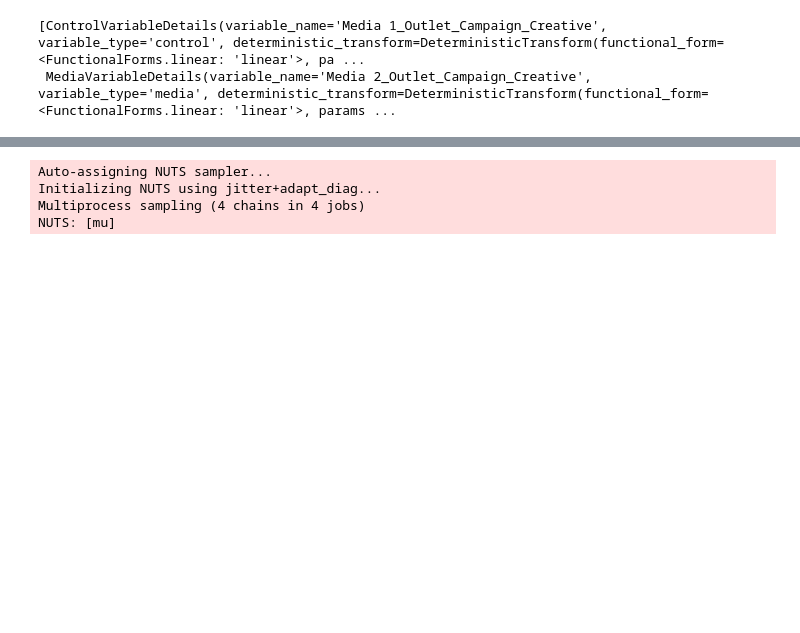
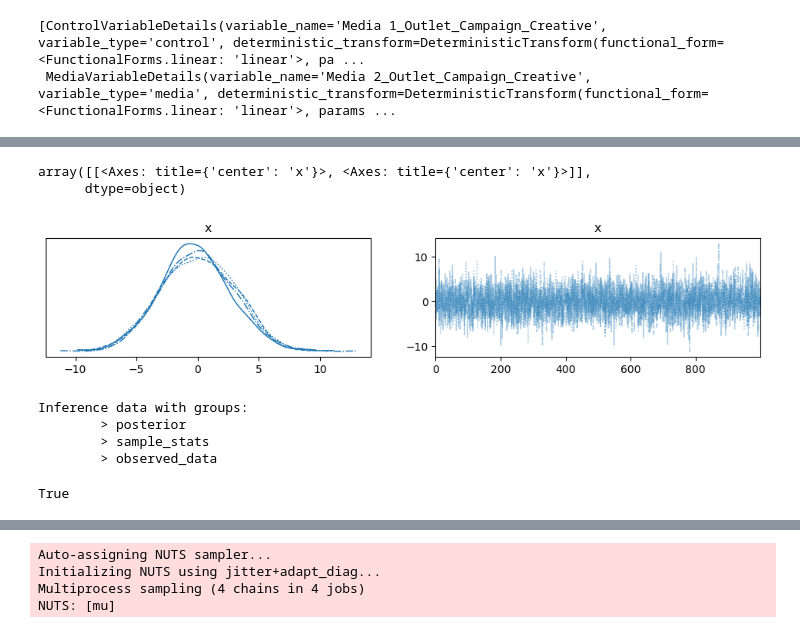
Before and after one commit to redam94/BayesInsight, a Jupyter notebook: FoottrafficModel.ipynb, the cells around one changed output, grey strips where cells are left out. Drawn from its saved outputs; the diff is of its cells as text; code cells hidden in the pictures; blank space fills up the shorter version.

```diff
--- a/FoottrafficModel.ipynb
+++ b/FoottrafficModel.ipynb
@@ -55,0 +134,20 @@ FoottrafficModel(data=MFF(), variable_details=[ControlVariableDetails(variable_n
+# %%
+with pm.Model() as model:
+    prior = test_load.get_variable("Media 1_Outlet_Campaign_Creative").build_coeff_prior()
+
+ar.plot_trace(pm.draw(prior, 4000).reshape((4, 1000, -1)))
+# %% [output]
+array([[<Axes: title={'center': 'x'}>, <Axes: title={'center': 'x'}>]],
+      dtype=object)
+[figure, added]
+# %%
+test_load.trace
+# %% [output]
+Inference data with groups:
+        > posterior
+        > sample_stats
+        > observed_data
+# %%
+test_load.fitted
+# %% [output]
+True
```
Also changed, not shown: parts of 12 cells of this notebook, 9 other files.
